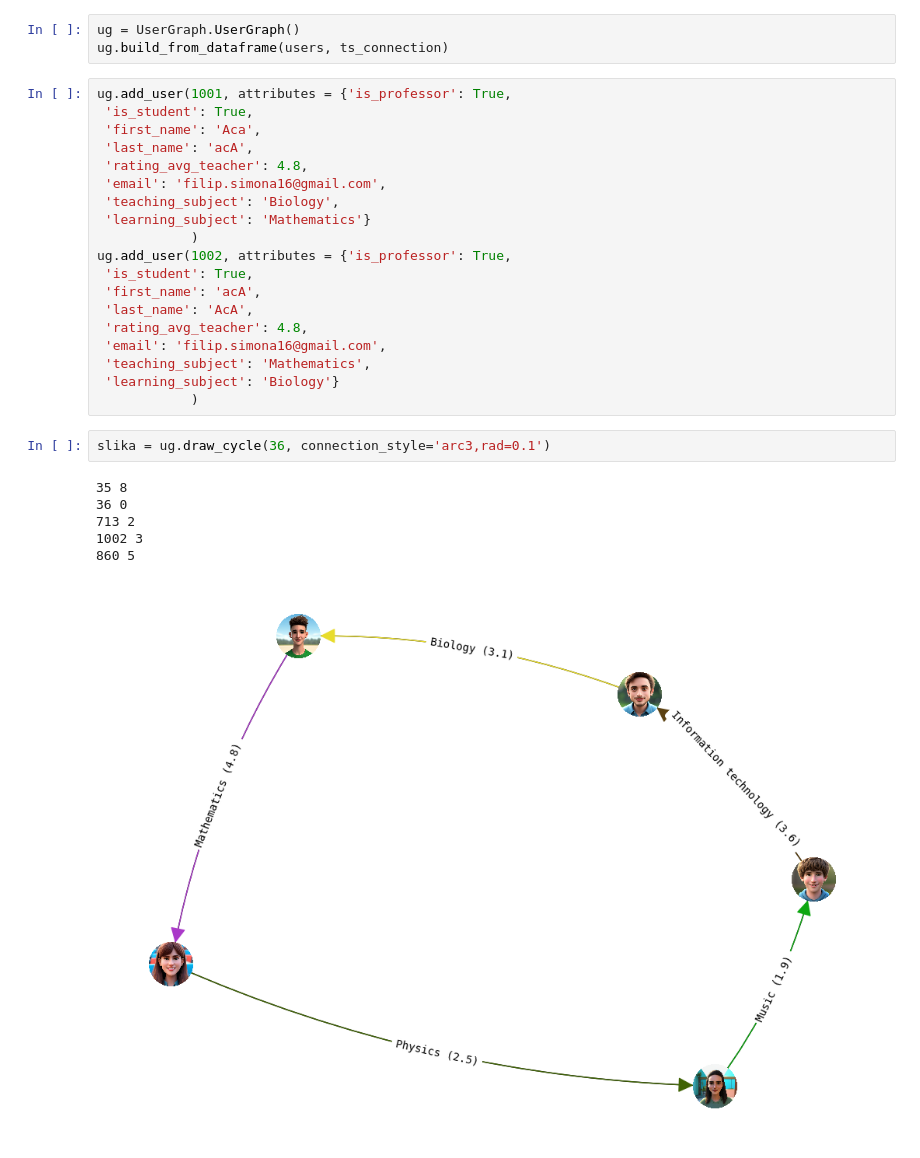
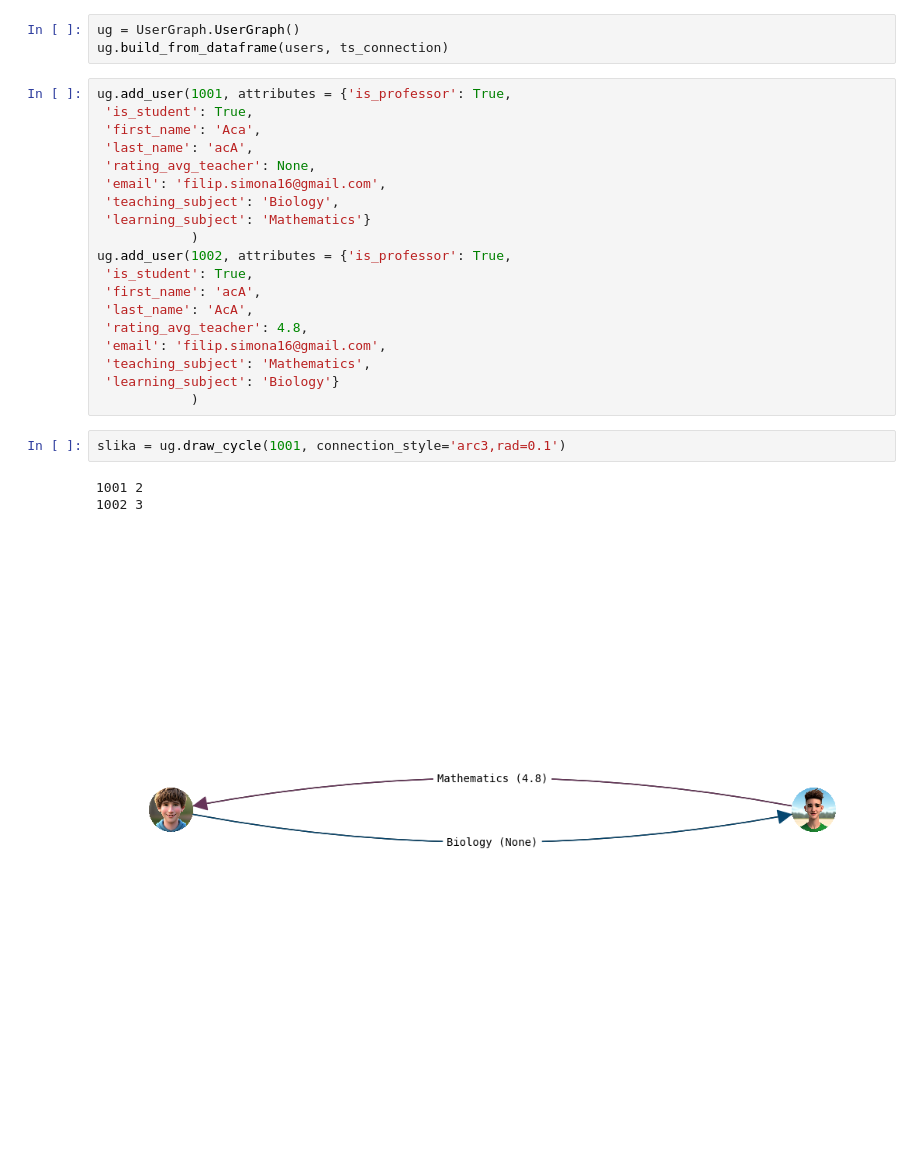
Before and after one commit to njaric03/UniHack24-Vanjo, a Jupyter notebook: knowledge_graph/make_knowledge_graph.ipynb, the cells around one changed output. Drawn from its saved outputs; the diff is of its cells as text; blank space fills up the shorter version.

Commit message:
enabled cycle finding even with no ratings

```diff
--- a/knowledge_graph/make_knowledge_graph.ipynb
+++ b/knowledge_graph/make_knowledge_graph.ipynb
@@ -18,7 +18,7 @@ ug.add_user(1001, attributes = {'is_professor': True,
  'is_student': True,
  'first_name': 'Aca',
  'last_name': 'acA',
- 'rating_avg_teacher': 4.8,
+ 'rating_avg_teacher': None,
  'email': 'filip.simona16@gmail.com',
  'teaching_subject': 'Biology',
  'learning_subject': 'Mathematics'}
@@ -33,11 +33,8 @@ ug.add_user(1002, attributes = {'is_professor': True,
  'learning_subject': 'Biology'}
             )
 # %%
-slika = ug.draw_cycle(36, connection_style='arc3,rad=0.1')
+slika = ug.draw_cycle(1001, connection_style='arc3,rad=0.1')
 # %% [output]
-35 8
-36 0
-713 2
+1001 2
 1002 3
-860 5
-[figure, old version]
+[figure, new version]
```
Also changed, not shown: 1 other file.
